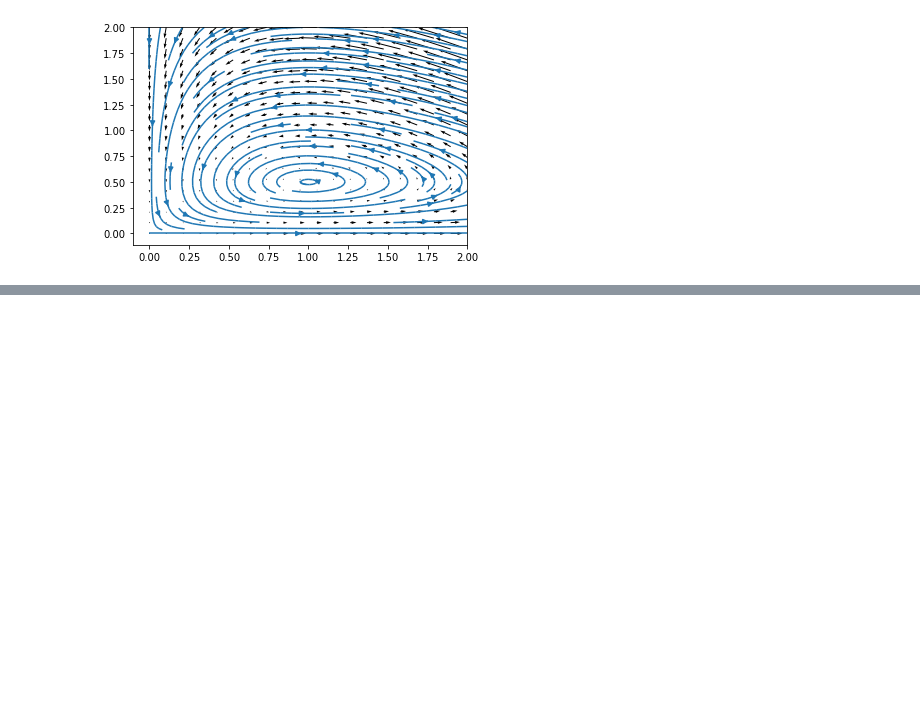
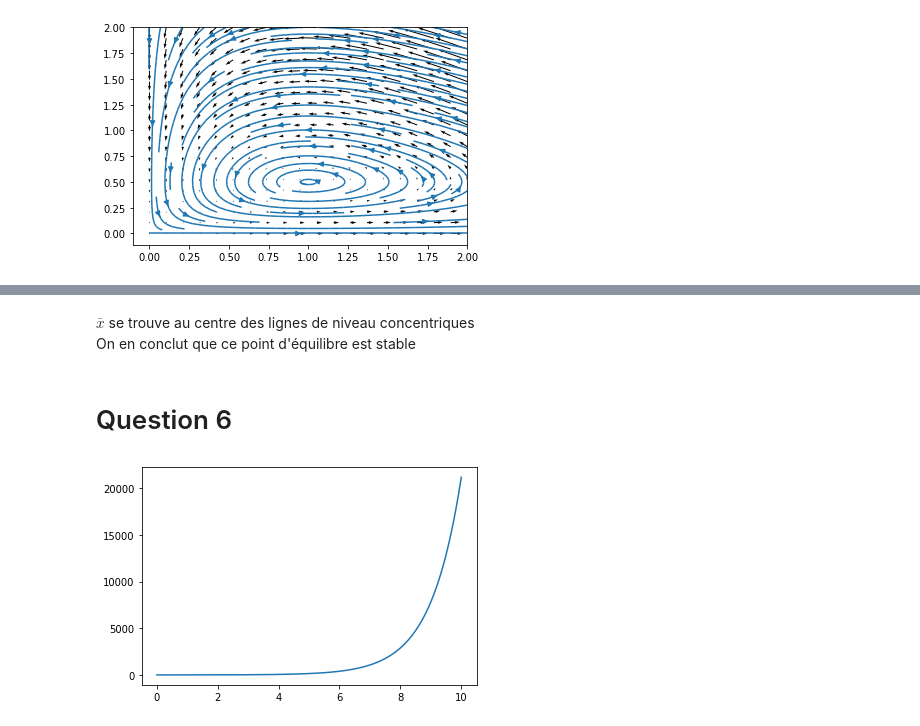
Before and after one commit to jedupau/Projet-numerique2, a Jupyter notebook: Projet-numerique2.ipynb, the cells around one changed output, grey strips where cells are left out. Cells and saved outputs as stored; diff of their text form; code cells hidden in the pictures; blank space fills up the shorter version.

```diff
--- a/Projet-numerique2.ipynb
+++ b/Projet-numerique2.ipynb
@@ -58,0 +97,22 @@ plt.show()
+# %% [markdown]
+$\bar{x}$ se trouve au centre des lignes de niveau concentriques \
+On en conclut que ce point d'équilibre est stable
+# %% [markdown]
+# Question 6
+# %%
+def solve_euler_explicit(f, x0, dt, t0, tf):
+    t = [t0]
+    x = [x0]
+    while t[-1] < tf:
+        t.append(t[-1] + dt)
+        x.append(x[-1] + dt * f(t, x[-1]))
+    t,x = np.array(t), np.array(x)
+    return t, x
+
+def exp(t,x):
+    return x
+sol = solve_euler_explicit(exp, np.array([1]), 0.01, 0, 10)
+plt.plot(sol[0], sol[1])
+plt.show()
+# %% [output]
+[figure, added]
```
Also changed, not shown: parts of 14 cells of this notebook.
